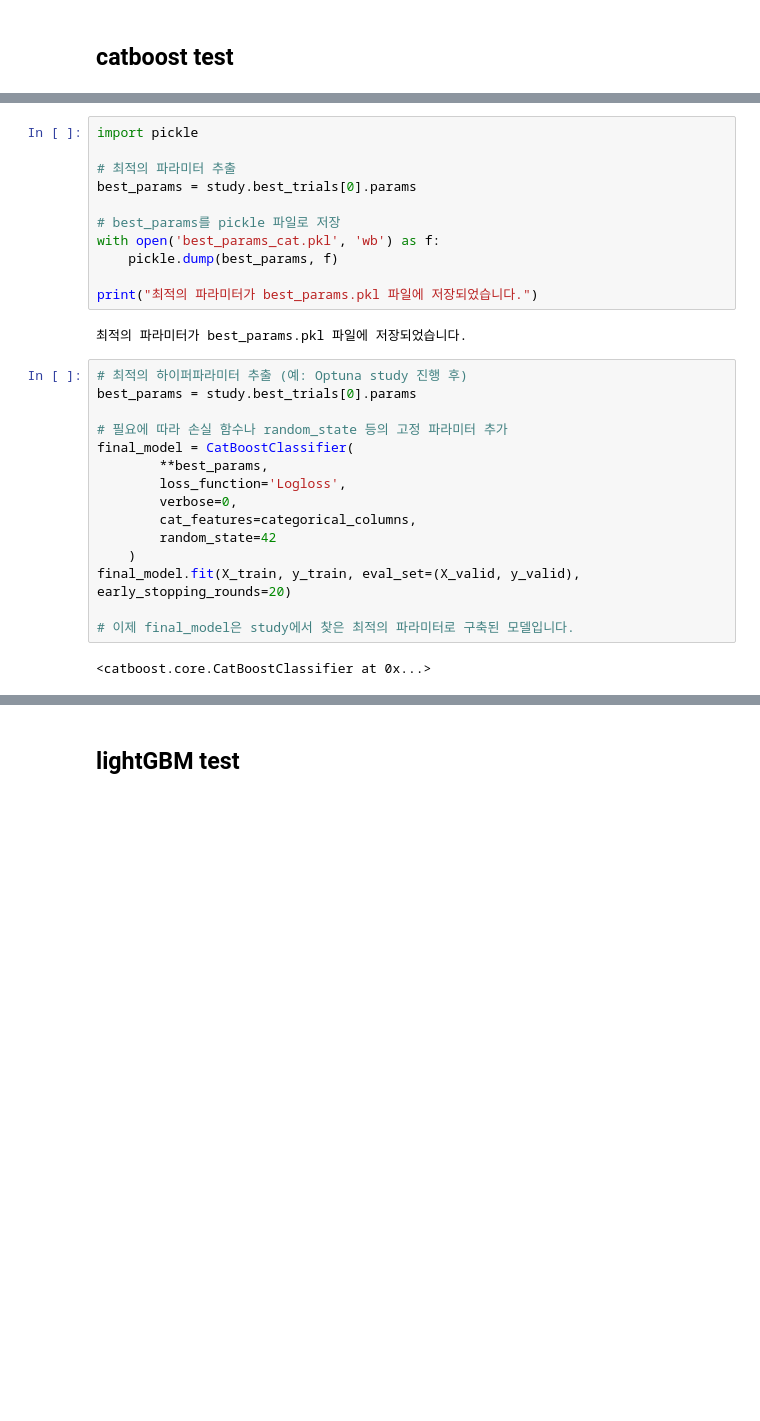
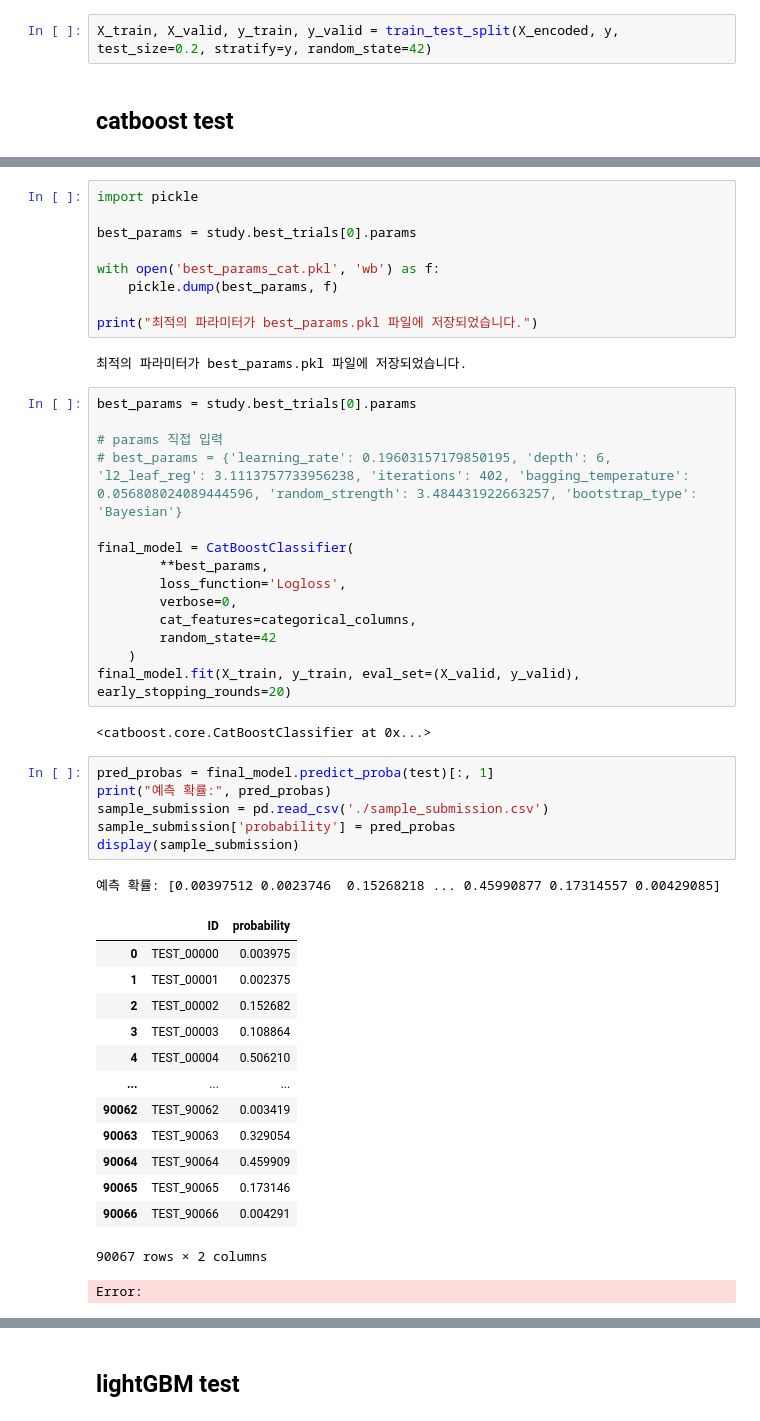
Before and after one commit to BBKN071/aimers, a Jupyter notebook: workspace/test.ipynb, the cells around one changed output, grey strips where cells are left out. Drawn from its saved outputs; the diff is of its cells as text; blank space fills up the shorter version.

Commit message:
update test cases

```diff
--- a/workspace/test.ipynb
+++ b/workspace/test.ipynb
@@ -90,3 +91,5 @@ X_train, X_valid, y_train, y_valid = train_test_split(X, y, test_size=0.2, rando
+# %%
+X_train, X_valid, y_train, y_valid = train_test_split(X_encoded, y, test_size=0.2, stratify=y, random_state=42)
 # %% [markdown]
 ## catboost test
 # %%
@@ -172,10 +157,8 @@ study.best_trials[0].params
 # %%
 import pickle
 
-# 최적의 파라미터 추출
 best_params = study.best_trials[0].params
 
-# best_params를 pickle 파일로 저장
 with open('best_params_cat.pkl', 'wb') as f:
     pickle.dump(best_params, f)
 
@@ -183,10 +166,11 @@ print("최적의 파라미터가 best_params.pkl 파일에 저장되었습니다
 # %% [output]
 최적의 파라미터가 best_params.pkl 파일에 저장되었습니다.
 # %%
-# 최적의 하이퍼파라미터 추출 (예: Optuna study 진행 후)
 best_params = study.best_trials[0].params
 
-# 필요에 따라 손실 함수나 random_state 등의 고정 파라미터 추가
+# params 직접 입력
+# best_params = {'learning_rate': 0.19603157179850195, 'depth': 6, 'l2_leaf_reg': 3.1113757733956238, 'iterations': 402, 'bagging_temperature': 0.056808024089444596, 'random_strength': 3.484431922663257, 'bootstrap_type': 'Bayesian'}
+
 final_model = CatBoostClassifier(
         **best_params,
         loss_function='Logloss',
@@ -195,10 +179,30 @@ final_model = CatBoostClassifier(
         random_state=42
     )
 final_model.fit(X_train, y_train, eval_set=(X_valid, y_valid), early_stopping_rounds=20)
-
-# 이제 final_model은 study에서 찾은 최적의 파라미터로 구축된 모델입니다.
 # %% [output]
 <catboost.core.CatBoostClassifier at 0x...>
+# %%
+pred_probas = final_model.predict_proba(test)[:, 1]
+print("예측 확률:", pred_probas)
+sample_submission = pd.read_csv('./sample_submission.csv')
+sample_submission['probability'] = pred_probas
+display(sample_submission)
+# %% [output]
+예측 확률: [0.00397512 0.0023746  0.15268218 ... 0.45990877 0.17314557 0.00429085]
+|  | ID | probability |
+| 0 | TEST_00000 | 0.003975 |
+| 1 | TEST_00001 | 0.002375 |
+| 2 | TEST_00002 | 0.152682 |
+| 3 | TEST_00003 | 0.108864 |
+| 4 | TEST_00004 | 0.506210 |
+| ... | ... | ... |
+| 90062 | TEST_90062 | 0.003419 |
+| 90063 | TEST_90063 | 0.329054 |
+| 90064 | TEST_90064 | 0.459909 |
+| 90065 | TEST_90065 | 0.173146 |
+| 90066 | TEST_90066 | 0.004291 |
+90067 rows × 2 columns
+Error:
 # %%
 pred_probas = final_model.predict_proba(test)[:, 1]
 print("예측 확률:", pred_probas)
```
Also changed, not shown: parts of 14 cells of this notebook, 23 other files.
